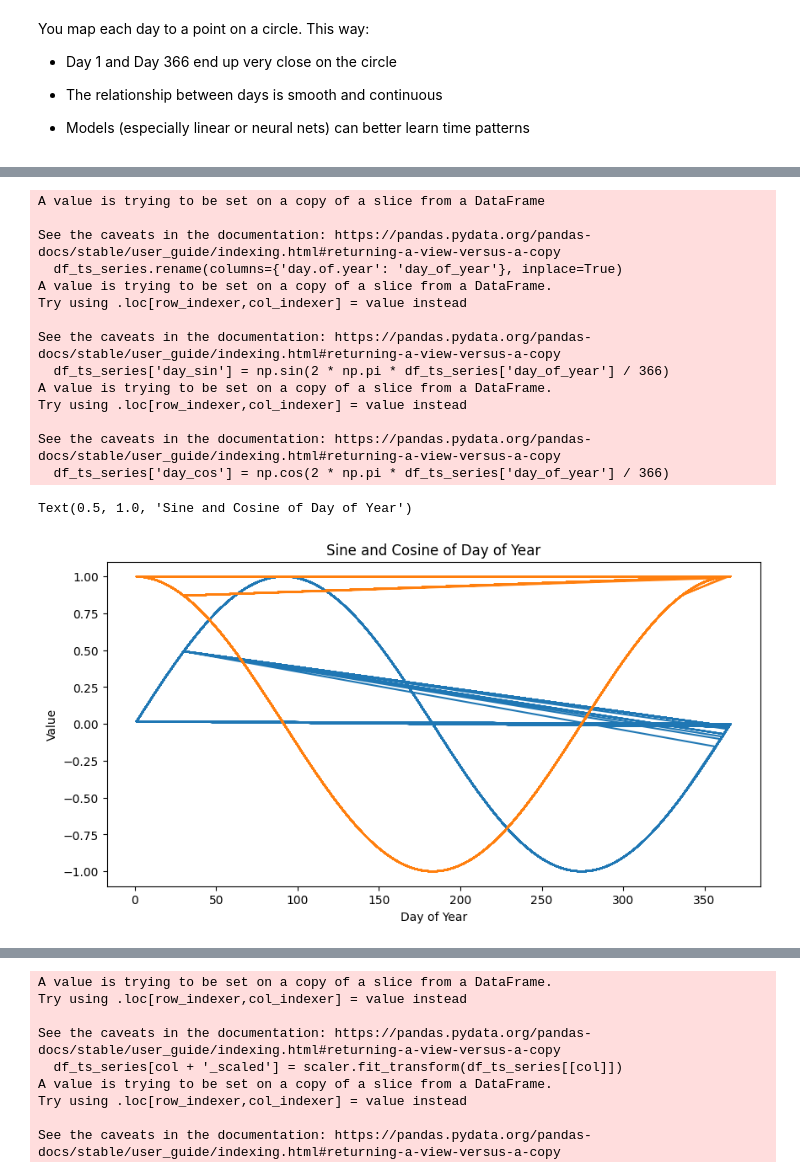
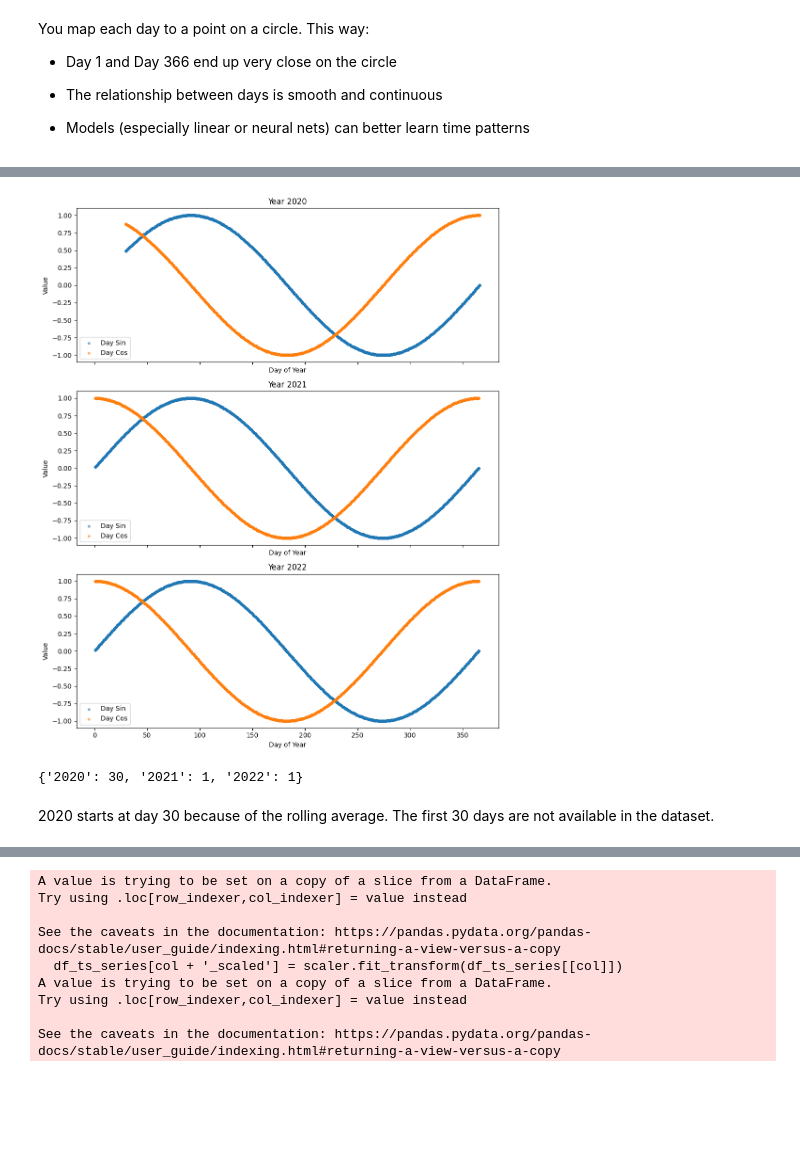
Before and after one commit to salomes97/Tree-Water-Deficit-Private, a Jupyter notebook: Transformer_Timeseries_Forecasting.ipynb, the cells around one changed output, grey strips where cells are left out. Saved outputs shown, nothing was run; the diff lists cells and outputs as text; code cells hidden in the pictures; blank space fills up the shorter version.

```diff
--- a/Transformer_Timeseries_Forecasting.ipynb
+++ b/Transformer_Timeseries_Forecasting.ipynb
@@ -91,6 +125,7 @@ Name: twd_rolling30, Length: 42680, dtype: float64
 df_ts_series['site'] = df_ts_series['site'].astype(str)
 df_ts_series['year'] = df_ts_series['year'].astype(str)
 df_ts_series['species'] = df_ts_series['species'].astype(str)
+df_ts_series['year'] = df_ts_series['year'].astype(str)
 
 #encoders = {}
 #for col in ['site', 'species', 'year']:
@@ -101,9 +136,11 @@ df_ts_series['species'] = df_ts_series['species'].astype(str)
 # Proper encoding for categorical features
 le_site = LabelEncoder()
 le_species = LabelEncoder()
+le_year = LabelEncoder()
 
 df_ts_series['site_enc'] = le_site.fit_transform(df_ts_series['site'])
 df_ts_series['species_enc'] = le_species.fit_transform(df_ts_series['species'])
+df_ts_series['year_enc'] = le_year.fit_transform(df_ts_series['year'])
 # %% [output]
 A value is trying to be set on a copy of a slice from a DataFrame.
 Try using .loc[row_indexer,col_indexer] = value instead
@@ -133,15 +186,35 @@ You map each day to a point on a circle. This way:
 # %%
 # change column name day.of.year to day_of_year, as numeric
 df_ts_series.rename(columns={'day.of.year': 'day_of_year'}, inplace=True)
-print(max(df_ts_series['day_of_year']))
-df_ts_series['day_sin'] = np.sin(2 * np.pi * df_ts_series['day_of_year'] / 366)
-df_ts_series['day_cos'] = np.cos(2 * np.pi * df_ts_series['day_of_year'] / 366)
-print(df_ts_series['day_sin'].head())
-# plot day_sin and day_cos
-plt.figure(figsize=(10, 5))
-plt.plot(df_ts_series['day_of_year'], df_ts_series['day_sin'], label='day_sin')
-plt.plot(df_ts_series['day_of_year'], df_ts_series['day_cos'], label='day_cos')
-plt.xlabel('Day of Year')
-plt.ylabel('Value')
-plt.title('Sine and Cosine of Day of Year')
+
+
+# Compute number of days per year (handles leap years)
+days_per_year = df_ts_series.groupby('year')['day_of_year'].max().to_dict()
+
+df_ts_series['days_in_year'] = df_ts_series['year'].map(days_per_year)
+df_ts_series['day_sin'] = np.sin(2 * np.pi * df_ts_series['day_of_year'] / df_ts_series['days_in_year'])
+df_ts_series['day_cos'] = np.cos(2 * np.pi * df_ts_series['day_of_year'] / df_ts_series['days_in_year'])
+
+years = df_ts_series['year'].unique()
+n_years = len(years)
+nrows = 3  # Number of rows in the subplot grid
+ncols = 1  # Number of columns in the subplot grid
+# plot day_sin and day_cos as points (not lines)
+fig, axes = plt.subplots(nrows=nrows, ncols=ncols, figsize=(10, 4 * nrows), sharex=True, sharey=True)
+
+for ax, year in zip(axes.flat, years):
+    group = df_ts_series[df_ts_series['year'] == year]
+    ax.scatter(group['day_of_year'], group['day_sin'], label='Day Sin', alpha=0.5, s=10)
+    ax.scatter(group['day_of_year'], group['day_cos'], label='Day Cos', alpha=0.5, s=10)
+    ax.set_title(f'Year {year}')
+    ax.set_xlabel('Day of Year')
+    ax.set_ylabel('Value')
+    ax.legend()
+
+# Hide any unused subplots
+for i in range(n_years, nrows * ncols):
+    fig.delaxes(axes.flat[i])
+
+plt.tight_layout()
+plt.show()
 # %% [output]
@@ -155,19 +240,10 @@ Name: day_sin, dtype: float64
-A value is trying to be set on a copy of a slice from a DataFrame
-
-See the caveats in the documentation: https://pandas.pydata.org/pandas-docs/stable/user_guide/indexing.html#returning-a-view-versus-a-copy
-  df_ts_series.rename(columns={'day.of.year': 'day_of_year'}, inplace=True)
-A value is trying to be set on a copy of a slice from a DataFrame.
-Try using .loc[row_indexer,col_indexer] = value instead
-
-See the caveats in the documentation: https://pandas.pydata.org/pandas-docs/stable/user_guide/indexing.html#returning-a-view-versus-a-copy
-  df_ts_series['day_sin'] = np.sin(2 * np.pi * df_ts_series['day_of_year'] / 366)
-A value is trying to be set on a copy of a slice from a DataFrame.
-Try using .loc[row_indexer,col_indexer] = value instead
-
-See the caveats in the documentation: https://pandas.pydata.org/pandas-docs/stable/user_guide/indexing.html#returning-a-view-versus-a-copy
-  df_ts_series['day_cos'] = np.cos(2 * np.pi * df_ts_series['day_of_year'] / 366)
-Text(0.5, 1.0, 'Sine and Cosine of Day of Year')
-[figure, old version]
+[figure, new version]
+# %%
+df_ts_series.groupby('year')['day_of_year'].min().to_dict()
+# %% [output]
+{'2020': 30, '2021': 1, '2022': 1}
+# %% [markdown]
+2020 starts at day 30 because of the rolling average. The first 30 days are not available in the dataset.
 # %%
 print(df_ts_series.columns)
 df_ts_series["species_enc"]
```
Also changed, not shown: parts of 23 cells of this notebook.
